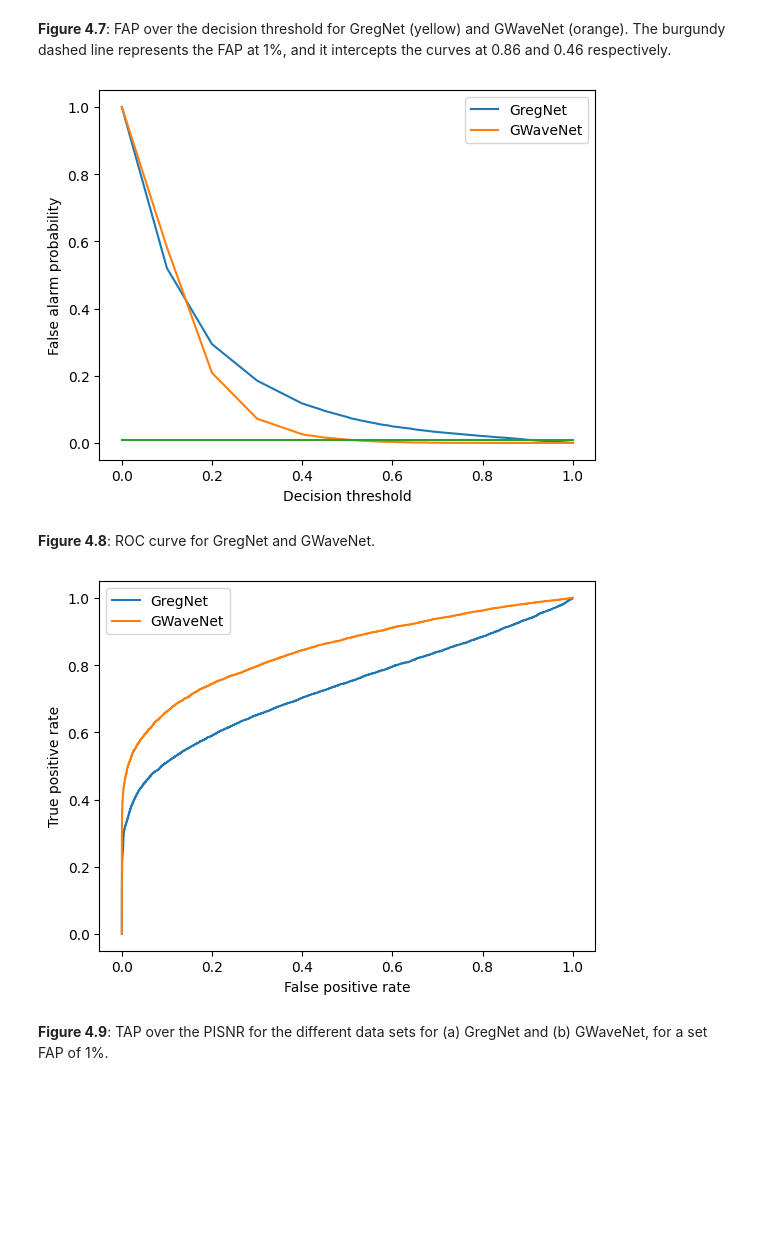
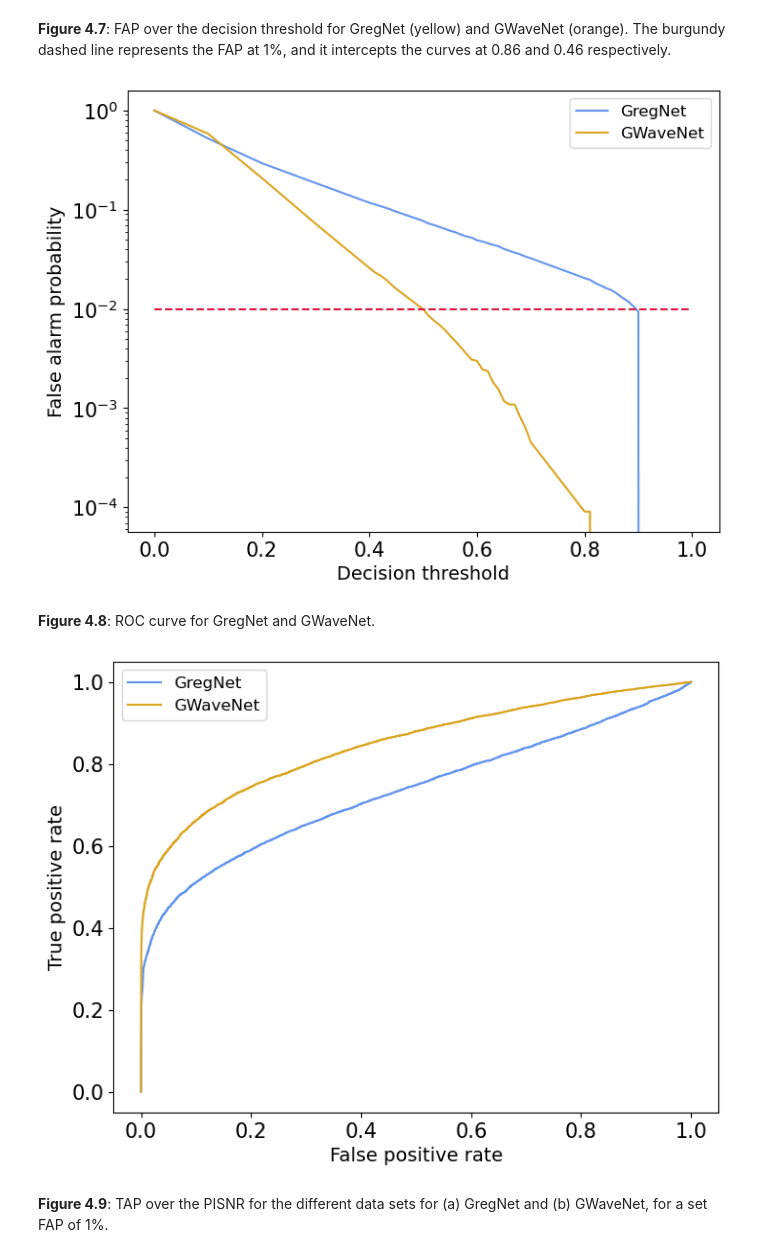
Before and after one commit to anaismartins/deploying-custom-nn-in-fpga, a Jupyter notebook: figures/plotting.ipynb, the cells around one changed output. Saved outputs shown, nothing was run; the diff lists cells and outputs as text; code cells hidden in the pictures; blank space fills up the shorter version.

```diff
--- a/figures/plotting.ipynb
+++ b/figures/plotting.ipynb
@@ -10,3 +3,21 @@ from sklearn.metrics import roc_curve
+# %%
+import sys
+sys.path.insert(0, '.')
+from utils import calculate_best_epochs, select_values, cumulative_sum, process_model_data, calculate_metrics, update_metrics, process_lines
+from math import sqrt
+import matplotlib.pyplot as plt
+import numpy as np
+from scipy.stats import iqr
+from sklearn.metrics import roc_curve
+import seaborn as sns
+
+plt.rcParams['figure.figsize'] = [8, 6]
+plt.rcParams['axes.labelsize'] = 14
+plt.rcParams['legend.fontsize'] = 12
+plt.rcParams['xtick.labelsize'] = 15
+plt.rcParams['ytick.labelsize'] = 15
+plt.rcParams['axes.titlesize'] = 16
+plt.rcParams['figure.dpi'] = 100
 # %% [markdown]
 # Data layout
 # %% [markdown]
@@ -258,9 +297,10 @@ plt.show()
 **Figure 4.3**: Training losses over number of FLOPs for GregNet (cream) and GWaveNet (orange). We present the average loss per epoch for the cumulative amount of FLOPs and the corresponding 3σ error. The vertical axis is in logarithmic scale.
 # %%
 filenames = [filename_flops_GregNet, filename_flops_GWaveNet]
+colors = ['cornflowerblue', 'goldenrod']
 labels = ["GregNet", "GWaveNet"]
 
-for filename in filenames:
+for filename, color in zip(filenames, colors):
     with open(filename, "r") as f:
         lines = f.readlines()
 
@@ -284,11 +324,12 @@ for filename in filenames:
         loss_std.append(np.std(loss[i:i+960]))
 
     plt.fill_between(flops_avg, [loss_avg[i] - 3 * loss_std[i]/sqrt(960) for i in range(len(loss_avg))], [loss_avg[i] + 3*loss_std[i]/sqrt(960) for i in range(len(loss_avg))], alpha = 0.5)
-    plt.plot(flops_avg, loss_avg, label=labels[filenames.index(filename)])
+    plt.plot(flops_avg, loss_avg, label=labels[filenames.index(filename)], color=color)
 
 plt.xlabel("FLOPs")
 plt.ylabel("Training loss")
 plt.legend(loc="best")
 plt.xscale("log")
+plt.savefig("loss_flops.pdf")
 plt.show()
 # %% [output]
@@ -336,47 +386,51 @@ plt.show()
 filenames = [filename_probabilities_GregNet, filename_probabilities_GWaveNet]
 decision_thresholds = [0, 0.1, 0.2, 0.3, 0.4, 0.41, 0.42, 0.43, 0.44, 0.45, 0.5, 0.51, 0.52, 0.53, 0.54, 0.55, 0.56, 0.57, 0.58, 0.59, 0.6, 0.61, 0.62, 0.63, 0.64, 0.65, 0.66, 0.67, 0.68, 0.69, 0.7, 0.8, 0.81, 0.82, 0.83, 0.84, 0.85, 0.86, 0.87, 0.88, 0.89, 0.9, 1]
 
-for filename in filenames:
+fig= plt.figure(figsize=(8, 6))
+for filename, color in zip(filenames, colors):
     with open(filename, "r") as f:
         lines = f.readlines()
 
     true_y = []
     pred_y = []
 
     for line in lines:
         if "Folder" not in line:
             true_y.append(int(float(line.split(": ")[0])))
             pred_y.append(float(line.split(": ")[1]))
 
     fap = []
     for decision_threshold in decision_thresholds:
         fp = 0
         tn = 0
         for i in range(len(true_y)):
             if true_y[i] == 0:
                 if pred_y[i] >= decision_threshold:
                     fp += 1
                 else:
                     tn += 1
 
         fap.append(fp / (fp + tn))
 
-    plt.plot(decision_thresholds, fap, label=filename.split("/")[2].split(".")[0])
+    plt.plot(decision_thresholds, fap, label=filename.split("/")[2].split(".")[0], color=color)
 
-plt.plot(decision_thresholds, [0.01] * len(decision_thresholds))
-
+plt.plot(decision_thresholds, [0.01] * len(decision_thresholds), linestyle='--', c='crimson')
+plt.yscale('log')
 plt.xlabel("Decision threshold")
 plt.ylabel("False alarm probability")
+
 plt.legend(loc="best")
+plt.savefig('fap_comparison.pdf')
 plt.show()
 # %% [output]
-[figure, old version]
+[figure, new version]
 # %% [markdown]
 **Figure 4.8**: ROC curve for GregNet and GWaveNet.
 # %%
 filenames = [filename_probabilities_GregNet, filename_probabilities_GWaveNet]
 
-for filename in filenames:
+fig= plt.figure(figsize=(8, 6))
+for filename, color in zip(filenames, colors):
     with open(filename, "r") as f:
         lines = f.readlines()
 
@@ -390,13 +444,14 @@ for filename in filenames:
 
     fpr, tpr, _ = roc_curve(true_y, pred_y)
 
-    plt.plot(fpr, tpr, label=filename.split("/")[2].split(".")[0])
+    plt.plot(fpr, tpr, label=filename.split("/")[2].split(".")[0], color=color)
 
 plt.xlabel("False positive rate")
 plt.ylabel("True positive rate")
 plt.legend(loc="best")
+plt.savefig('roc_curve.pdf')
 plt.show()
 # %% [output]
-[figure, old version]
+[figure, new version]
 # %% [markdown]
 **Figure 4.9**: TAP over the PISNR for the different data sets for (a) GregNet and (b) GWaveNet, for a set FAP of 1%.
```
Also changed, not shown: parts of 11 cells of this notebook, 9 other files.
